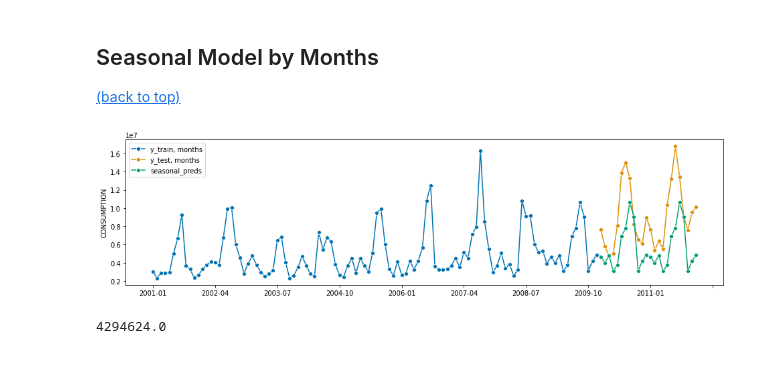
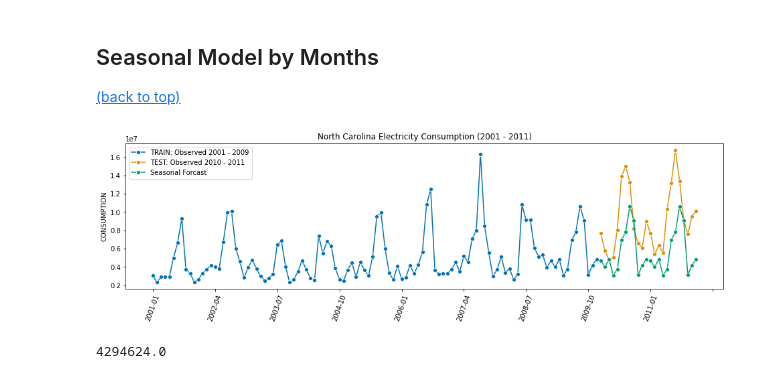
Before and after one commit to ccaldarella99/ElectricityConsumption, a Jupyter notebook: code/02_null_model.ipynb, the cells around one changed output. Cells and saved outputs as stored; diff of their text form; code cells hidden in the pictures.

Commit message:
Update ToC, Null, and TS - add Auto Regression, and images dir of plots

```diff
--- a/code/02_null_model.ipynb
+++ b/code/02_null_model.ipynb
@@ -163,11 +164,14 @@ num_months = list(range(1, len(y_test) + 1))
 # %%
 # Seasonal
 naive_seasonal = NaiveForecaster(strategy='last', sp=12)
 naive_seasonal.fit(y_train)
 naive_seasonal_preds = naive_seasonal.predict(num_months)
-plot_series(y_train, y_test, naive_seasonal_preds, labels=['y_train, months', 'y_test, months', 'seasonal_preds']);
+plot_series(y_train, y_test, naive_seasonal_preds, labels=['TRAIN: Observed 2001 - 2009', 'TEST: Observed 2010 - 2011', 'Seasonal Forcast'])
+plt.xticks(rotation=70)
+plt.title('North Carolina Electricity Consumption (2001 - 2011)');
+# plt.savefig('../images/electric_time_series_seasonal_forecast', bbox_inches='tight')
 # %% [output]
-[figure, old version]
+[figure, new version]
 # %%
 round(mse(y_test, naive_seasonal_preds, squared=False), 0)
 # %% [output]
```
Also changed, not shown: parts of 1 cell of this notebook, 8 other files.
